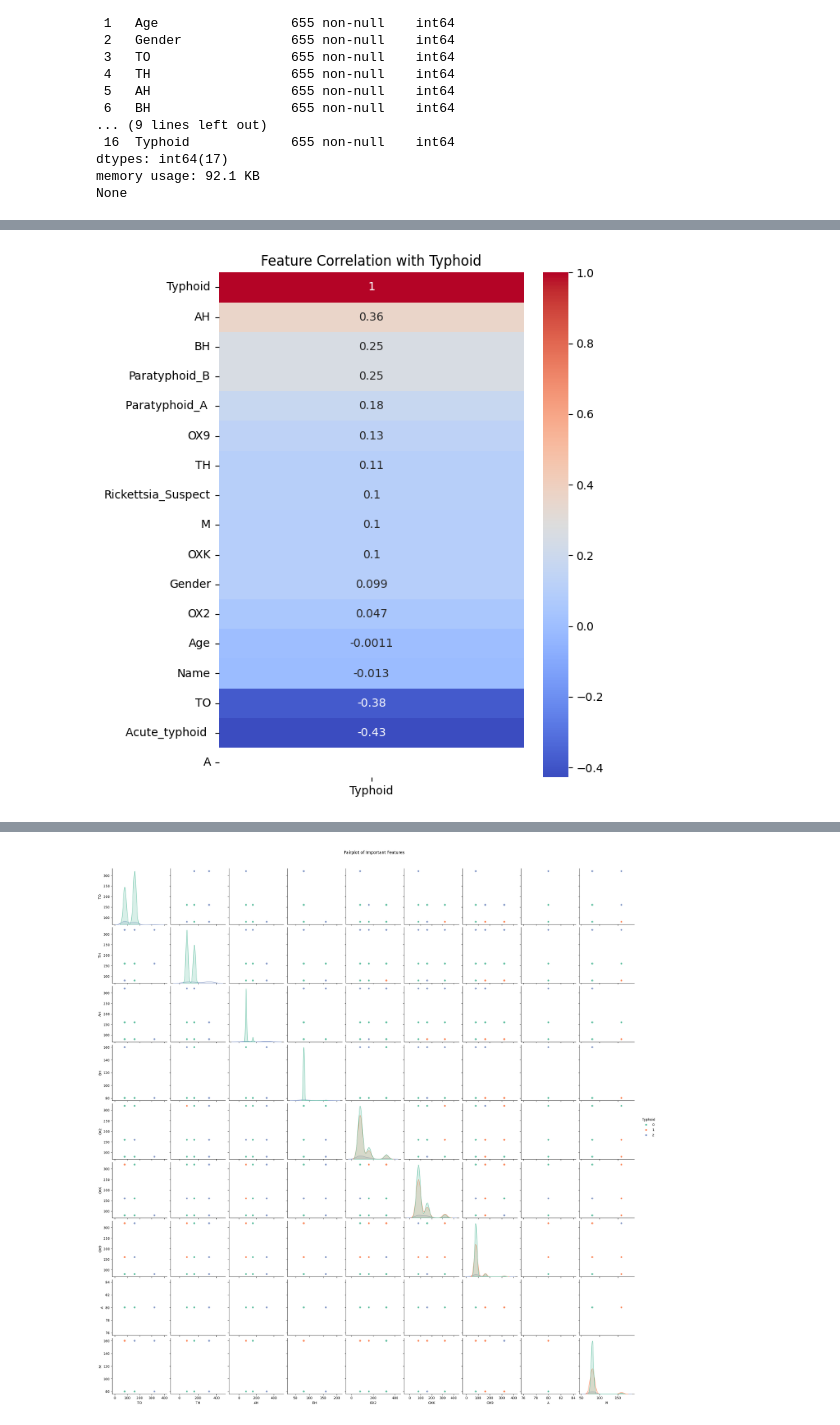
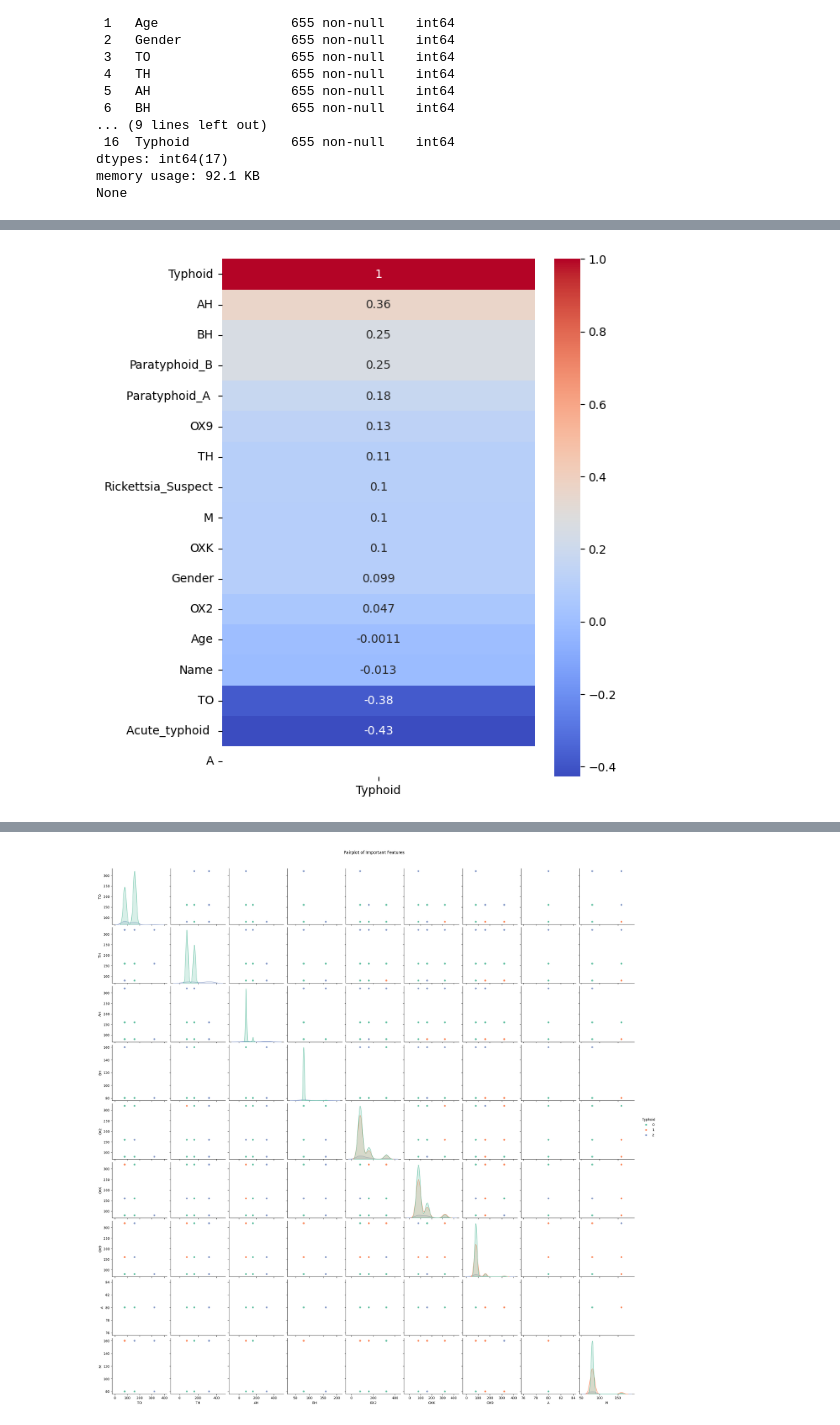
Before and after one commit to yasir9030/ML-Project, a Jupyter notebook: Typoid/notebook/typoid.ipynb, the cells around one changed output, grey strips where cells are left out. Saved outputs shown, nothing was run; the diff lists cells and outputs as text; code cells hidden in the pictures.

```diff
--- a/Typoid/notebook/typoid.ipynb
+++ b/Typoid/notebook/typoid.ipynb
@@ -191,19 +188,19 @@ plt.show()
 # %%
 
 # Correlation with Target
 
 
 plt.figure(figsize=(6,8))
 
 target_corr = corr_matrix['Typhoid'].sort_values(ascending=False)
 
 sns.heatmap(
     target_corr.to_frame(),
     annot=True,
     cmap='coolwarm'
 )
 
-plt.title("Feature Correlation with Typhoid")
+#plt.title("Feature Correlation with Typhoid")
 plt.show()
 # %% [output]
-[figure, old version]
+[figure, new version]
```
Also changed, not shown: parts of 21 cells of this notebook.
